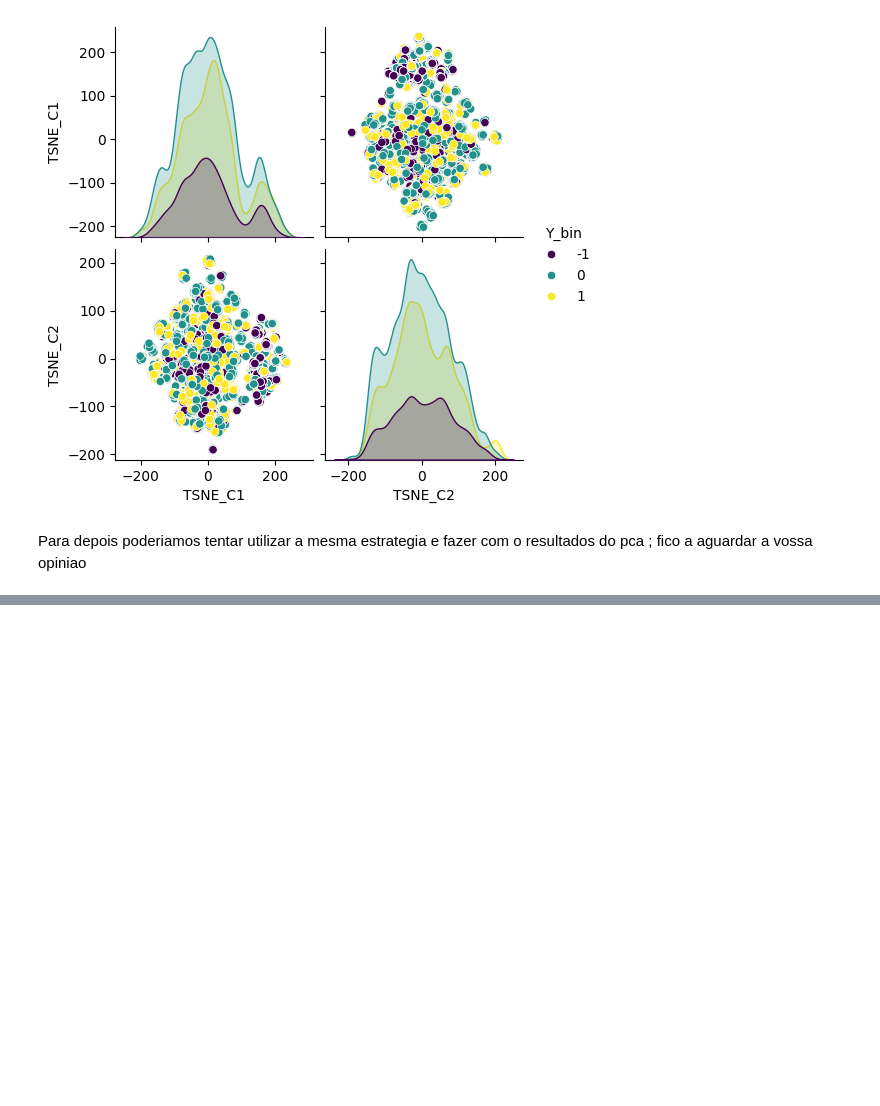
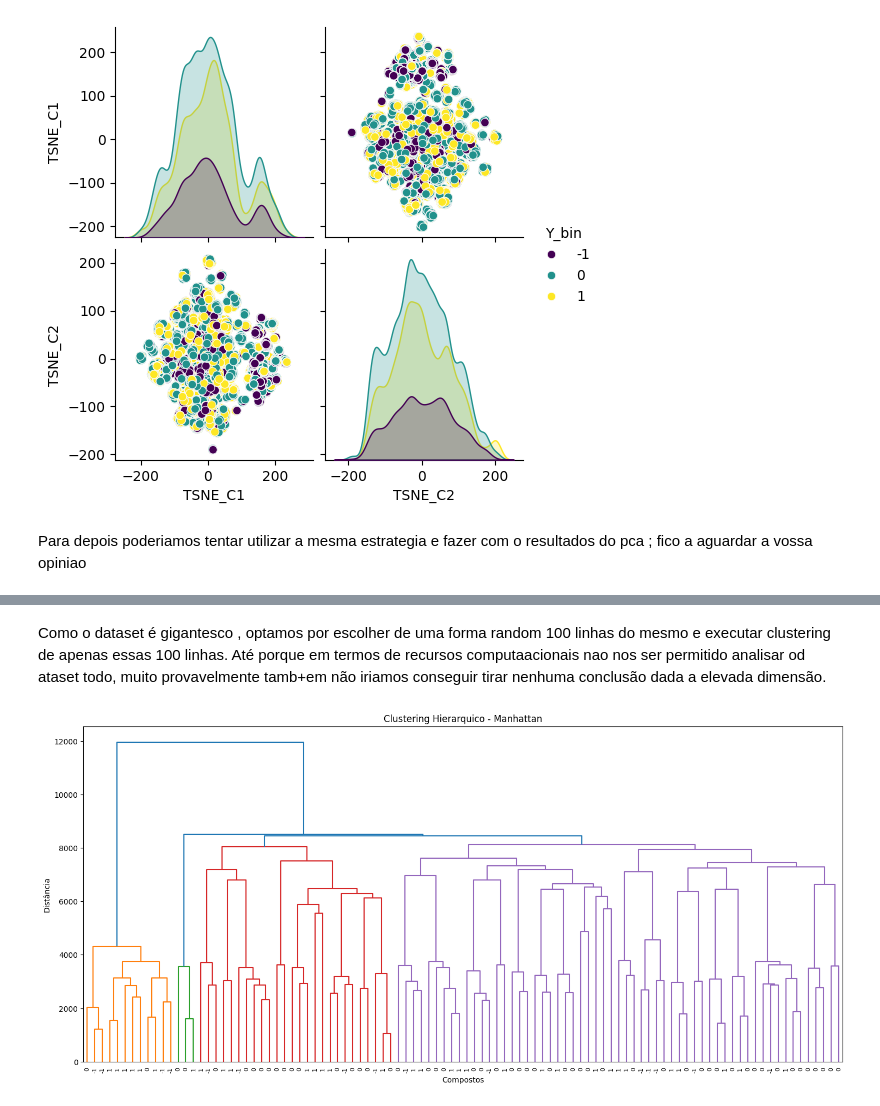
Before and after one commit to GuilhermeLoboSousa/Work-SIB, a Jupyter notebook: Parte2.ipynb, the cells around one changed output, grey strips where cells are left out. Drawn from its saved outputs; the diff is of its cells as text; code cells hidden in the pictures; blank space fills up the shorter version.

Commit message:
clustering -fim

```diff
--- a/Parte2.ipynb
+++ b/Parte2.ipynb
@@ -296,0 +303,3 @@ Para depois poderiamos tentar utilizar a mesma estrategia e fazer com o resultad
+# %%
+dados_clustering=dados_tsne
+dados_clustering=dados_tsne.iloc[:,:-2]
@@ -296,0 +322,26 @@ Para depois poderiamos tentar utilizar a mesma estrategia e fazer com o resultad
+# %% [markdown]
+Como o dataset é gigantesco , optamos por escolher de uma forma random 100 linhas do mesmo e executar clustering de apenas essas 100 linhas. Até porque em termos de recursos computaacionais nao nos ser permitido analisar od ataset todo, muito provavelmente tamb+em não iriamos conseguir tirar nenhuma conclusão dada a elevada dimensão.
+# %%
+sampled_data = dados_clustering.sample(n=100, random_state=42)
+
+# Clustering hierarquico com distância de manhattan
+Z = linkage(sampled_data, method='complete', metric='cityblock')
+
+# dendograma
+plt.figure(figsize=(18, 8))
+dendrogram(Z,
+           labels=sampled_data['Y_bin'].values,
+           orientation='top',
+           leaf_font_size=8)
+
+# mapa de cores
+data_colors = {-1:"red",0: 'blue', 1: 'green'}
+ax = plt.gca()
+
+
+plt.title('Clustering Hierarquico - Manhattan')
+plt.xlabel('Compostos')
+plt.ylabel('Distância')
+plt.show()
+# %% [output]
+[figure, added]
```
Also changed, not shown: parts of 8 cells of this notebook.
